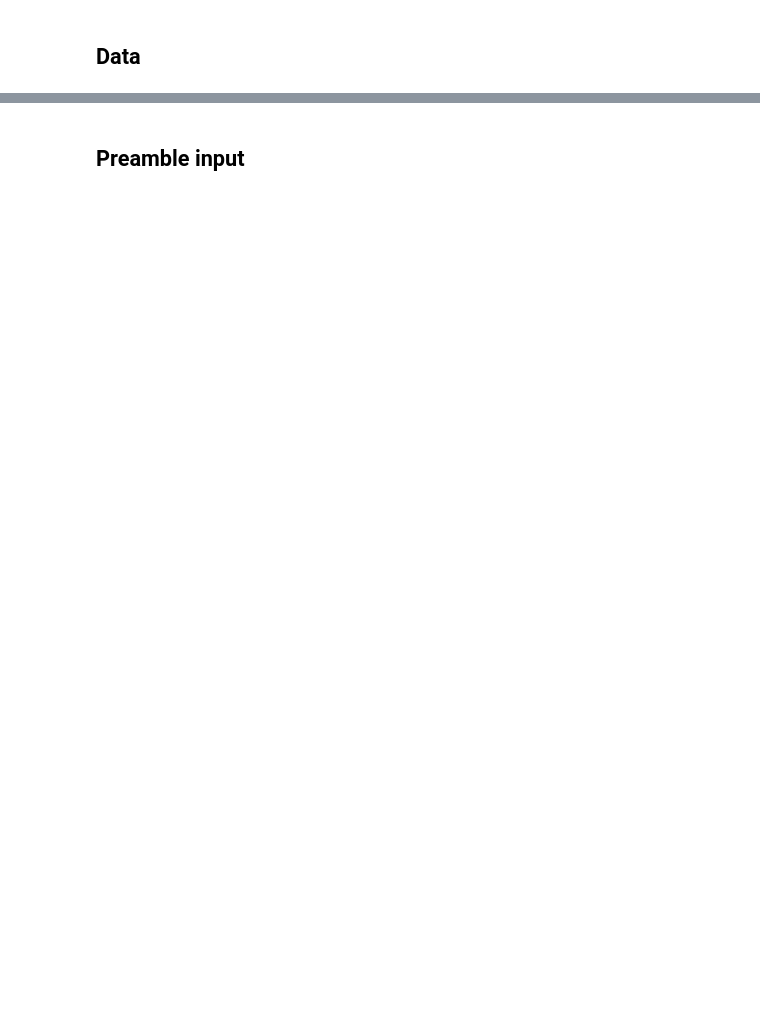
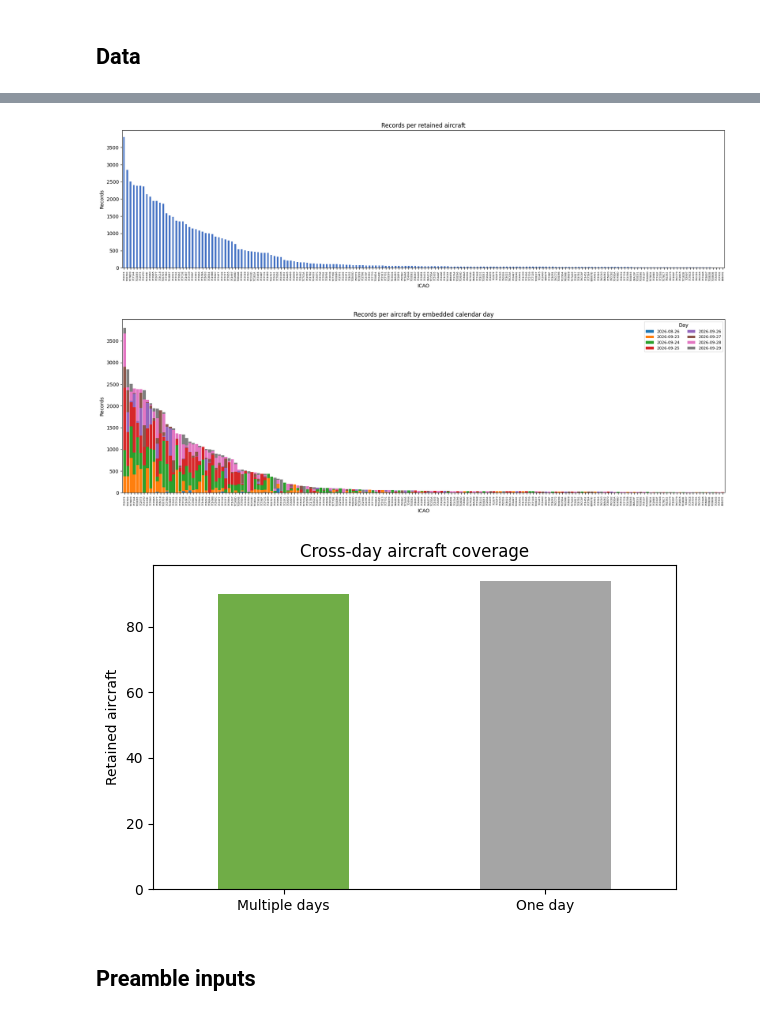
Before and after one commit to JacobBPenglis/An-Investigation-on-Spectrum-Awareness-using-UltraScale-RFSoC-Technology, a Jupyter notebook: analysis/notebooks/adsb_transmitter_identification_rfsoc_kfold.ipynb, the cells around one changed output, grey strips where cells are left out. Saved outputs shown, nothing was run; the diff lists cells and outputs as text; code cells hidden in the pictures; blank space fills up the shorter version.

```diff
--- a/analysis/notebooks/adsb_transmitter_identification_rfsoc_kfold.ipynb
+++ b/analysis/notebooks/adsb_transmitter_identification_rfsoc_kfold.ipynb
@@ -183,5 +276,40 @@ ICAO classes: 62
+# %%
+ordered = aircraft_counts["records"].sort_values(ascending=False)
+
+fig, axis = plt.subplots(figsize=(18, 5))
+ordered.plot(kind="bar", ax=axis, color="#4472C4")
+axis.set(title="Records per retained aircraft", xlabel="ICAO", ylabel="Records")
+axis.tick_params(axis="x", labelsize=5)
+fig.tight_layout()
+fig.savefig(CONFIG["figure_dir"] / "records_per_aircraft.png", dpi=180, bbox_inches="tight")
+plt.show()
+
+fig, axis = plt.subplots(figsize=(18, 6))
+aircraft_day_counts.loc[ordered.index].plot(kind="bar", stacked=True, ax=axis, width=0.9)
+axis.set(title="Records per aircraft by embedded calendar day", xlabel="ICAO", ylabel="Records")
+axis.tick_params(axis="x", labelsize=5)
+axis.legend(title="Day", fontsize=8, ncol=2)
+fig.tight_layout()
+fig.savefig(CONFIG["figure_dir"] / "records_by_day.png", dpi=180, bbox_inches="tight")
+plt.show()
+
+overlap = pd.Series({
+    "Multiple days": int(days_per_aircraft.gt(1).sum()),
+    "One day": int(days_per_aircraft.eq(1).sum()),
+})
+fig, axis = plt.subplots(figsize=(6, 4))
+overlap.plot(kind="bar", ax=axis, color=["#70AD47", "#A5A5A5"])
+axis.set(title="Cross-day aircraft coverage", xlabel="", ylabel="Retained aircraft")
+axis.tick_params(axis="x", rotation=0)
+fig.tight_layout()
+fig.savefig(CONFIG["figure_dir"] / "cross_day_overlap.png", dpi=180, bbox_inches="tight")
+plt.show()
+# %% [output]
+[figure, added]
+[figure, added]
+[figure, added]
 # %% [markdown]
-## Preamble input
+## Preamble inputs
 # %%
 PULSE_HALVES = np.zeros(CONFIG["preamble_half_symbols"], dtype=bool)
 ACTIVE_HALF_INDICES = np.array([0, 2, 7, 9])
```
Also changed, not shown: parts of 23 cells of this notebook.
